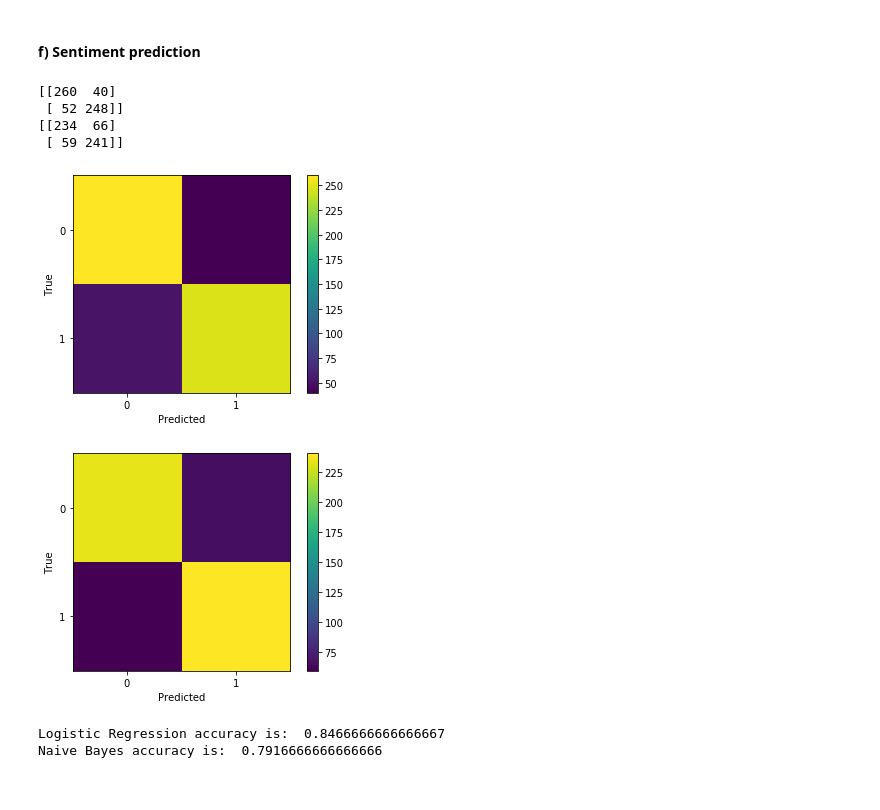
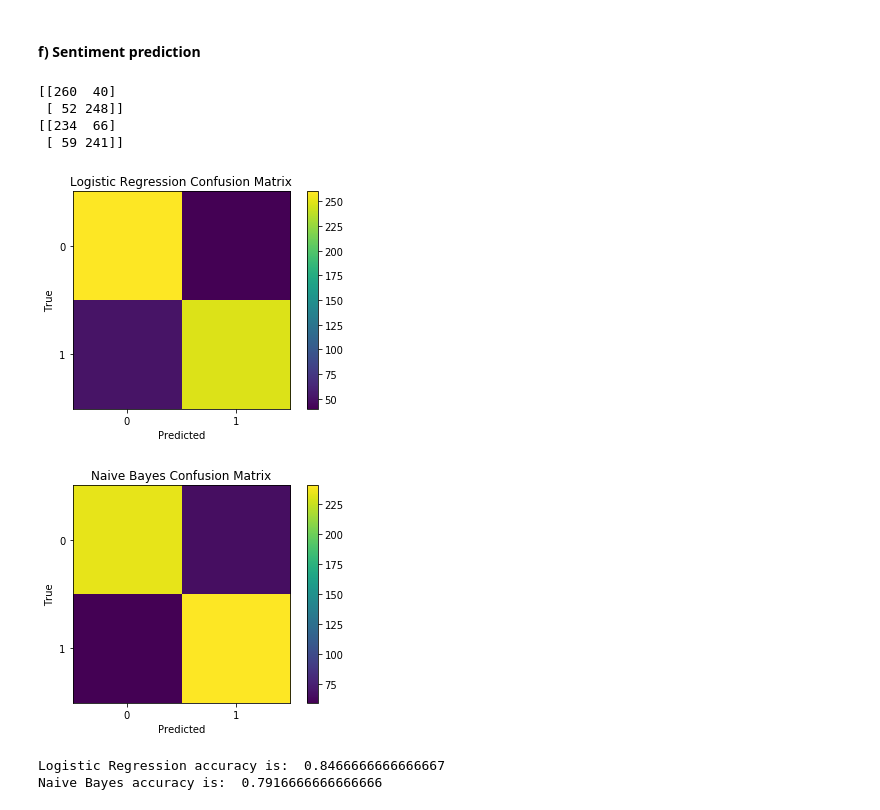
Before and after one commit to simirajpal/Applied-Machine-Learning, a Jupyter notebook: Assignment_3/Homework3_Code.ipynb, the cells around one changed output. Cells and saved outputs as stored; diff of their text form; code cells hidden in the pictures.

Commit message:
Saved figures for 1

```diff
--- a/Assignment_3/Homework3_Code.ipynb
+++ b/Assignment_3/Homework3_Code.ipynb
@@ -240,33 +240,37 @@ def Sentiment_Analysis(train_data, train_labels, test_data, test_labels):
 # %%
 lr_acc, gnb_acc, cfn_matrix_lr, cfn_matrix_gnb = Sentiment_Analysis(train_data['Vectors'], train_data['Label'], \
                                                  test_data['Vectors'], test_data['Label'])
 
 # display logistic regression confusion matrix
 print(cfn_matrix_lr)
 
 # display it in an intuitive way
 fig, ax = plt.subplots()
 plt.imshow(cfn_matrix_lr)
 plt.colorbar()
+plt.title('Logistic Regression Confusion Matrix')
 classes = [0,1]
 ax.set(xticks=classes,yticks=classes,xticklabels=classes,yticklabels=classes,ylabel='True',xlabel='Predicted');
+plt.savefig('LR_ConfMatrix')
 
 # display naive bayes confusion matrix
 print(cfn_matrix_gnb)
 
 # display it in an intuitive way
 fig, ax = plt.subplots()
 plt.imshow(cfn_matrix_gnb)
 plt.colorbar()
+plt.title('Naive Bayes Confusion Matrix')
 classes = [0,1]
 ax.set(xticks=classes,yticks=classes,xticklabels=classes,yticklabels=classes,ylabel='True',xlabel='Predicted');
+plt.savefig('NB_ConfMatrix')
 # %% [output]
 [[260  40]
  [ 52 248]]
 [[234  66]
  [ 59 241]]
-[figure, old version]
+[figure, new version]
-[figure, old version]
+[figure, new version]
 # %%
 print("Logistic Regression accuracy is: ", lr_acc)
 print("Naive Bayes accuracy is: ", gnb_acc)
```
Also changed, not shown: parts of 7 cells of this notebook, 2 other files.
